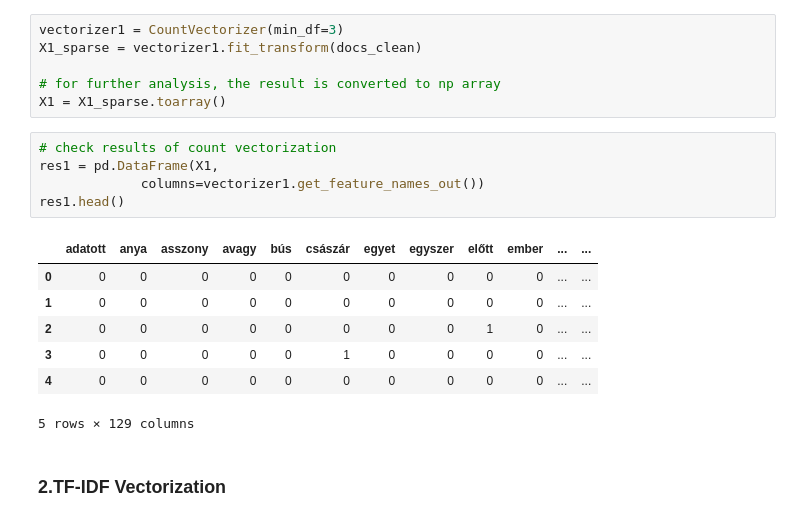
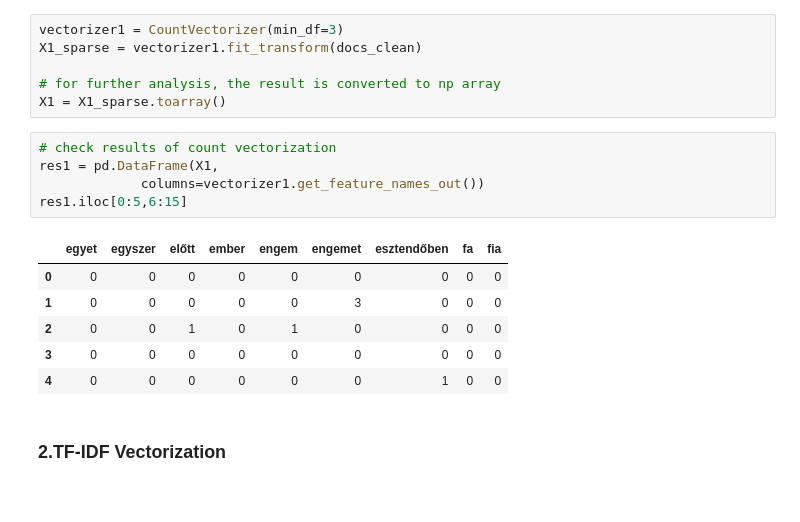
Before and after one commit to leventekim/hun-classify, a Jupyter notebook: scripts/1_hun_classifier.ipynb, the cells around one changed output. Saved outputs shown, nothing was run; the diff lists cells and outputs as text.

```diff
--- a/scripts/1_hun_classifier.ipynb
+++ b/scripts/1_hun_classifier.ipynb
@@ -178,16 +180,15 @@ X1 = X1_sparse.toarray()
 # %%
 # check results of count vectorization
 res1 = pd.DataFrame(X1,
              columns=vectorizer1.get_feature_names_out())
-res1.head()
+res1.iloc[0:5,6:15]
 # %% [output]
-|  | adatott | anya | asszony | avagy | bús | császár | egyet | egyszer | előtt | ember | ... | ... |
-| 0 | 0 | 0 | 0 | 0 | 0 | 0 | 0 | 0 | 0 | 0 | ... | ... |
-| 1 | 0 | 0 | 0 | 0 | 0 | 0 | 0 | 0 | 0 | 0 | ... | ... |
-| 2 | 0 | 0 | 0 | 0 | 0 | 0 | 0 | 0 | 1 | 0 | ... | ... |
-| 3 | 0 | 0 | 0 | 0 | 0 | 1 | 0 | 0 | 0 | 0 | ... | ... |
-| 4 | 0 | 0 | 0 | 0 | 0 | 0 | 0 | 0 | 0 | 0 | ... | ... |
+|  | egyet | egyszer | előtt | ember | engem | engemet | esztendőben | fa | fia |
+| 0 | 0 | 0 | 0 | 0 | 0 | 0 | 0 | 0 | 0 |
+| 1 | 0 | 0 | 0 | 0 | 0 | 3 | 0 | 0 | 0 |
+| 2 | 0 | 0 | 1 | 0 | 1 | 0 | 0 | 0 | 0 |
+| 3 | 0 | 0 | 0 | 0 | 0 | 0 | 0 | 0 | 0 |
+| 4 | 0 | 0 | 0 | 0 | 0 | 0 | 1 | 0 | 0 |
-5 rows × 129 columns
 # %% [markdown]
 ### 2.TF-IDF Vectorization
 # %%
```
Also changed, not shown: parts of 6 cells of this notebook.
